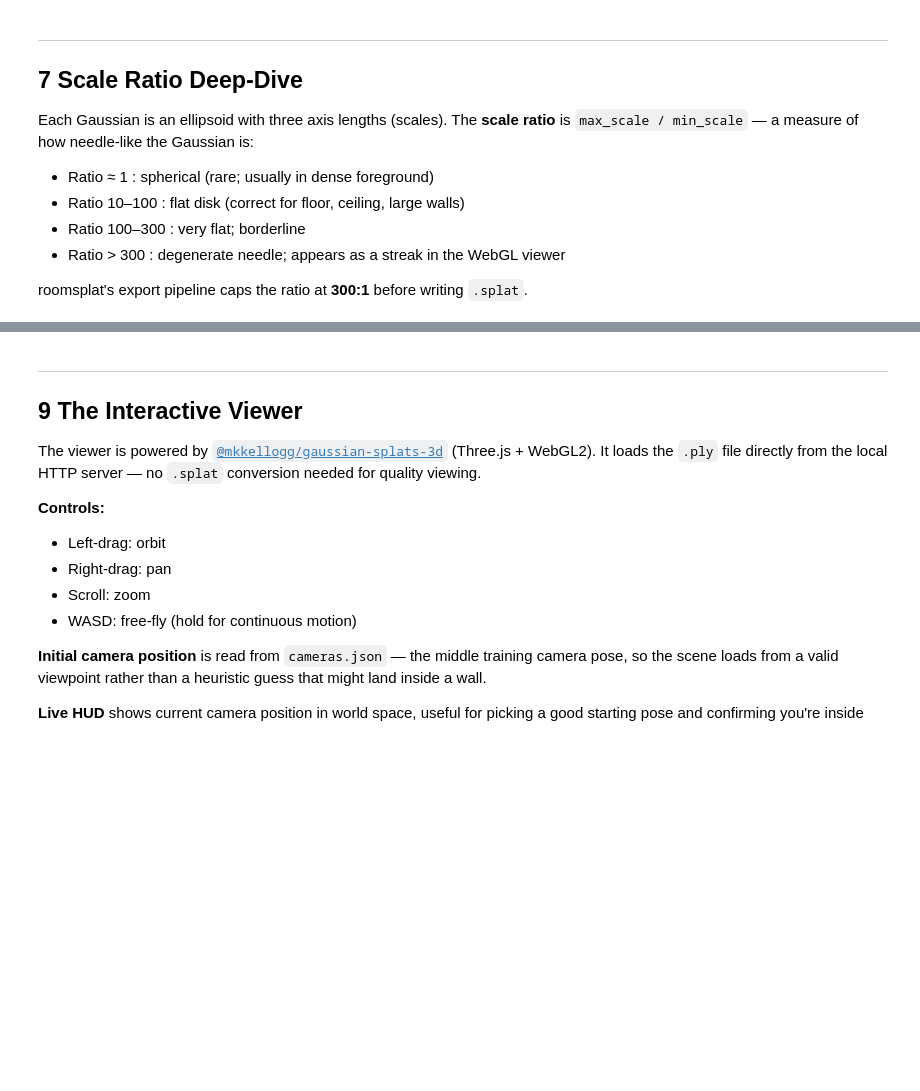
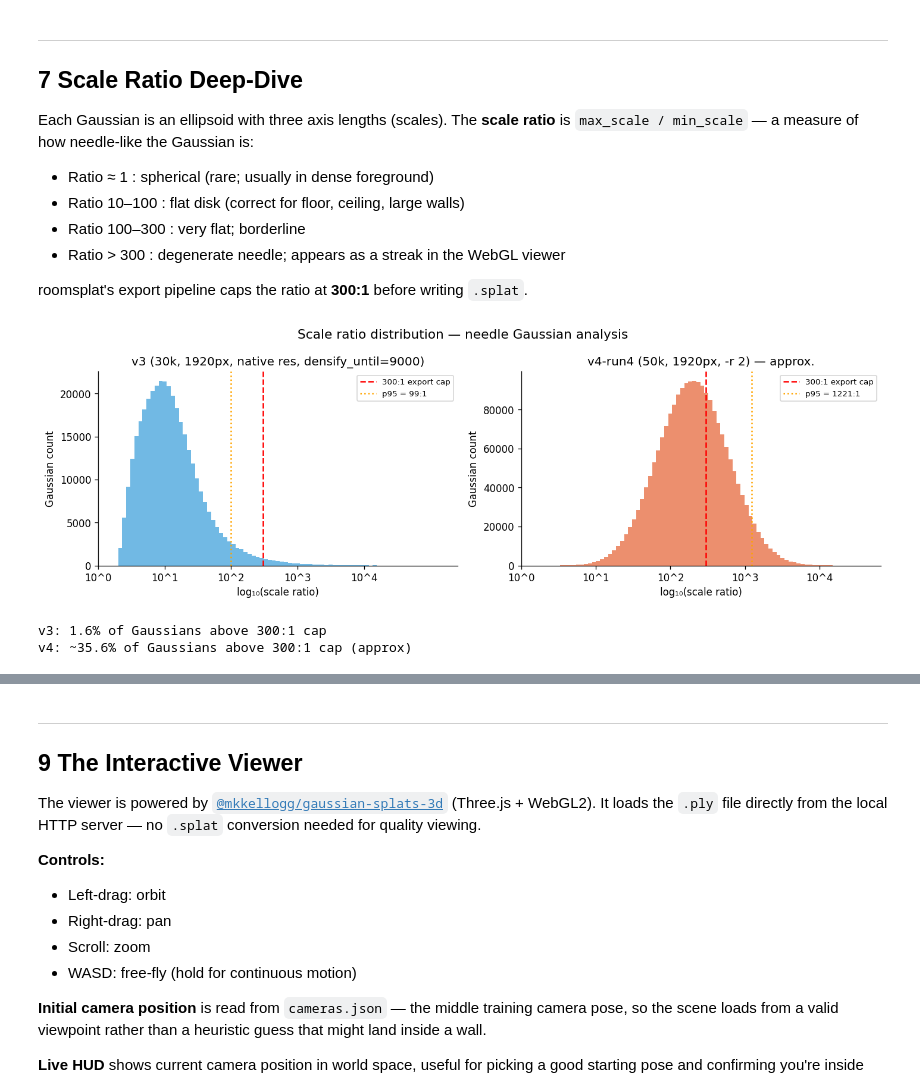
Before and after one commit to Ahmedn1/roomsplat, a Jupyter notebook: notebook/office_tour.ipynb, the cells around one changed output, grey strips where cells are left out. Cells and saved outputs as stored; diff of their text form; code cells hidden in the pictures; blank space fills up the shorter version.

```diff
--- a/notebook/office_tour.ipynb
+++ b/notebook/office_tour.ipynb
@@ -242,35 +318,39 @@ n_v4 = 2_107_735
 # Reconstruct a plausible log-normal distribution matching p50≈200, p95≈690, p99≈3742
 mu, sigma = np.log(200), 1.1
 ratio_v4_approx = np.random.lognormal(mu, sigma, n_v4)
 ratio_v4_approx = np.clip(ratio_v4_approx, 1, 50000)
 
 fig, axes = plt.subplots(1, 2, figsize=(12, 4))
 
 for ax, ratio, label, color in [
-    (axes[0], ratio_v3,          'v3 (30k, 1600px, native res)', '#4ea8de'),
-    (axes[1], ratio_v4_approx,   'v4-run4 (50k, 1920px, -r 2) — approx.', '#e8734a'),
+    (axes[0], ratio_v3,        'v3 (30k, 1920px, native res, densify_until=9000)', '#4ea8de'),
+    (axes[1], ratio_v4_approx, 'v4-run4 (50k, 1920px, -r 2) — approx.', '#e8734a'),
 ]:
     ax.hist(np.log10(ratio + 1), bins=80, color=color, alpha=0.8, edgecolor='none')
     ax.axvline(np.log10(301), color='red', linestyle='--', linewidth=1.5, label='300:1 export cap')
     p95 = np.percentile(ratio, 95)
     ax.axvline(np.log10(p95 + 1), color='orange', linestyle=':', linewidth=1.5,
                label=f'p95 = {p95:.0f}:1')
     ax.set_xlabel('log₁₀(scale ratio)')
     ax.set_ylabel('Gaussian count')
     ax.set_title(label)
     ax.legend(fontsize=8)
     xticks = [0, 1, 2, 3, 4]
     ax.set_xticks(xticks)
     ax.set_xticklabels([f'10^{t}' for t in xticks])
 
 plt.suptitle('Scale ratio distribution — needle Gaussian analysis', fontsize=13)
 plt.tight_layout()
 plt.savefig('scale_ratio_dist.png', bbox_inches='tight')
 plt.show()
 
 pct_above_cap_v3 = (ratio_v3 > 300).mean() * 100
 print(f'v3: {pct_above_cap_v3:.1f}% of Gaussians above 300:1 cap')
 print(f'v4: ~{(ratio_v4_approx > 300).mean()*100:.1f}% of Gaussians above 300:1 cap (approx)')
+# %% [output]
+[figure, added]
+v3: 1.6% of Gaussians above 300:1 cap
+v4: ~35.6% of Gaussians above 300:1 cap (approx)
 # %% [markdown]
 ---
 ## 8  Key Lessons Learned
```
Also changed, not shown: parts of 8 cells of this notebook, 6 other files.
